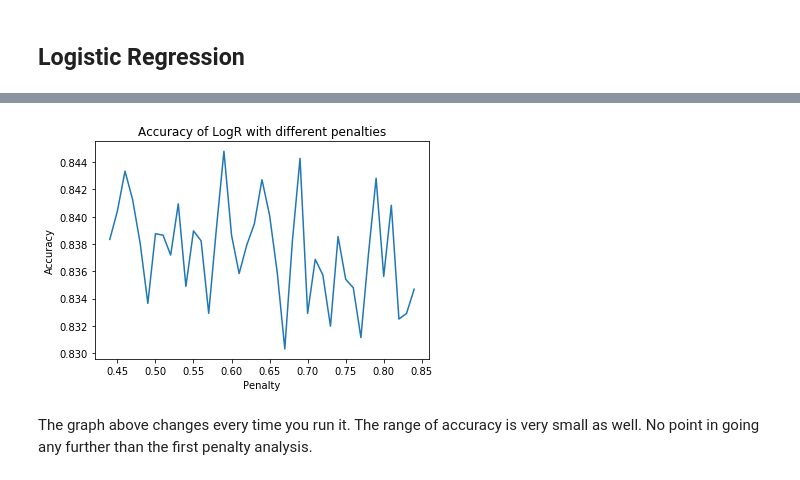
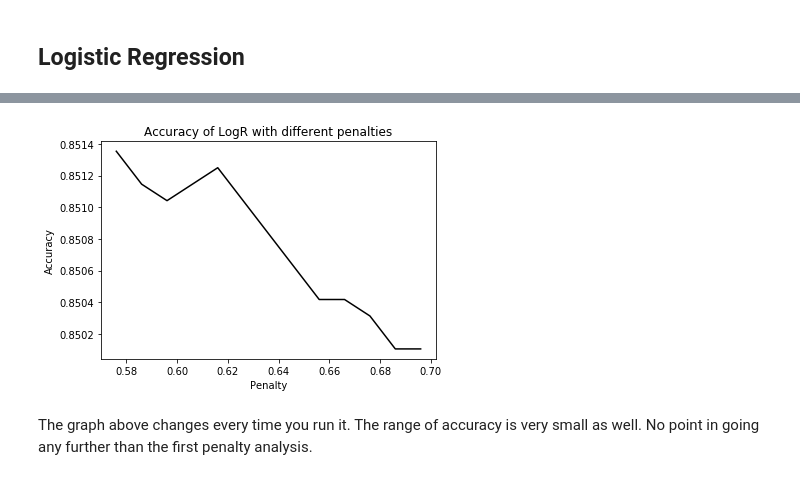
Before and after one commit to dan-tu/KaggleHeartDisease, a Jupyter notebook: BIOL_419_project_master.ipynb, the cells around one changed output, grey strips where cells are left out. Cells and saved outputs as stored; diff of their text form; code cells hidden in the pictures.

Commit message:
Add images and other stuff to the main notebook

```diff
--- a/BIOL_419_project_master.ipynb
+++ b/BIOL_419_project_master.ipynb
@@ -263,20 +266,35 @@ plt.title("Accuracies of different SVM kernels");
 # %% [markdown]
 Linear kernels for SVC has highest accuracy, however all the SVM models take a long time to train.
 # %%
-def try_penalties(penalties, model_func, reps):
+def try_penalties(penalties, model_func, reps, X, y):
     # penalties is an array of penalties to be tried, model_func is a function handle that takes
     # one argument and returns an initialized model with the argument as a penalty
     start_time = datetime.now()
-    accuracies = []
-    for p in penalties:
-        model = model_func(p)
-        acc = cross_val_class_accuracy(model, train_data, train_labels, 0.2, reps, verbose=False)
-        accuracies.append(acc)
+    accuracies = np.zeros((reps, len(penalties)))
+    for rep in range(reps):
+        [testX, trainX] = test_train_ids(len(X), 0.2)
+        test_data = X[testX, :]
+        test_labels = y[testX]
+        train_data = X[trainX, :]
+        train_labels = y[trainX]
+
+        # Normalize data
+        training_mean = train_data.mean(axis=0)
+        train_data = train_data - training_mean
+        test_data = test_data - training_mean
+
+        for i, p in enumerate(penalties):
+            # Changed this bc we want to use same test/train set for every rep
+            # I.e. isolate only the penalty as the independent variable
+            model = model_func(p)
+            model.fit(train_data, train_labels)
+            accuracies[rep, i] = model.score(test_data, test_labels)
+
     time = (datetime.now() - start_time).total_seconds()
     print('Time elapsed:', time)
     if time > 1000:
         print('ouch')
-    return accuracies
+    return np.mean(accuracies, axis=0)
 # %%
 svc_func = lambda p : SVC(kernel='linear', C=p)
 penalties = [0.01,0.02,0.04,0.08,0.16,0.32,0.64,1.28,2.56,5.12,10.24]
@@ -298,5 +316,5 @@ Best penalty for this model: C =  5.12
 ## Logistic Regression
 # %%
 logr_func = lambda p : LogR(C=p)
-logr_penalty_accs = try_penalties(penalties, logr_func, 200)
+logr_penalty_accs = try_penalties(penalties, logr_func, 200, train_data, train_labels)
 # %% [output]
@@ -321,4 +333,8 @@ Time elapsed: 29.896986
 # %%
+# Zoom in to see if we can find a specific penalty
+penalties = np.arange(peak_penalty_logr * 0.9, peak_penalty_logr * 1.1, 0.01);
+logr_penalty_accs = try_penalties(penalties, logr_func, 200, train_data, train_labels)
+
 plt.plot(penalties, logr_penalty_accs, color='black')
 plt.title('Accuracy of LogR with different penalties')
 plt.xlabel('Penalty')
@@ -331,3 +348,3 @@ Best penalty for this model: C =  0.5900000000000001
-[figure, old version]
+[figure, new version]
 # %% [markdown]
 The graph above changes every time you run it. The range of accuracy is very small as well. No point in going any further than the first penalty analysis.
```
Also changed, not shown: parts of 26 cells of this notebook, 6 other files.
